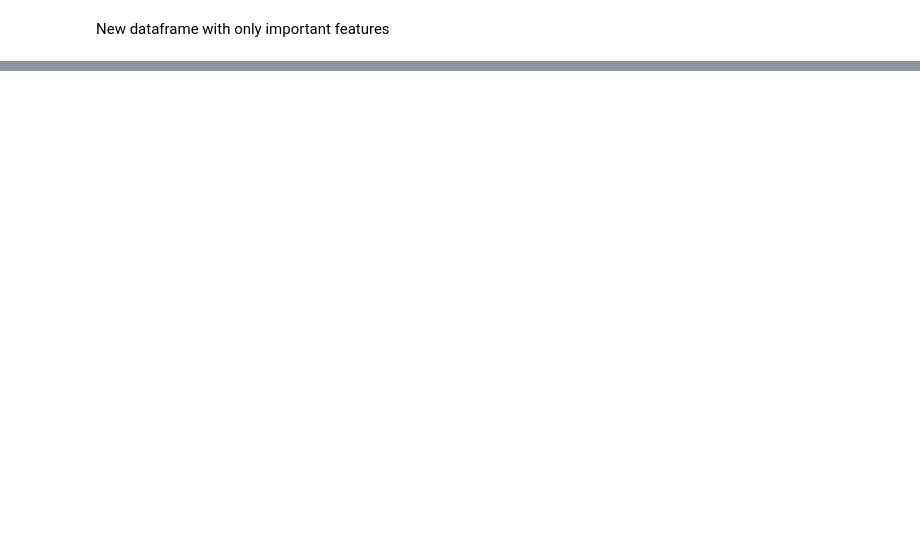
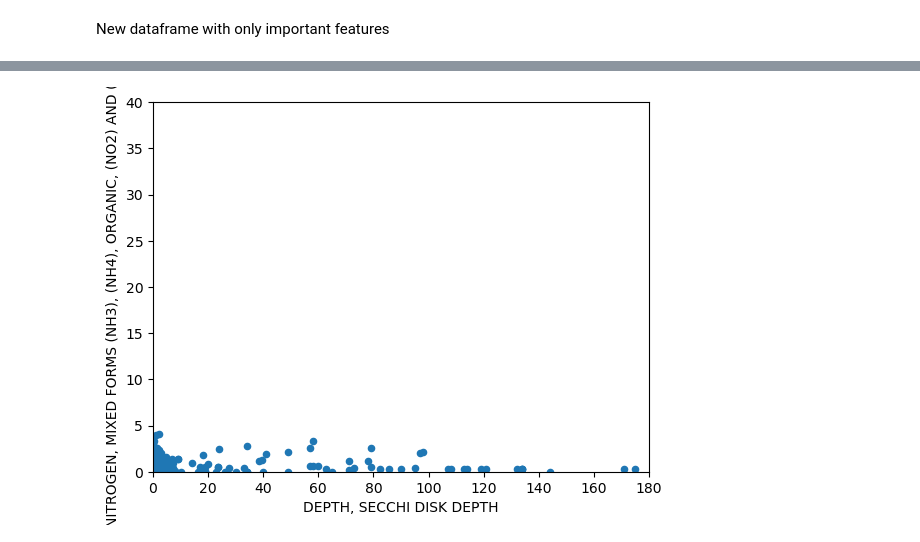
Before and after one commit to RoaringCamels/Predicting-quality-levels-in-water, a Jupyter notebook: Fornoavg.ipynb, the cells around one changed output, grey strips where cells are left out. Saved outputs shown, nothing was run; the diff lists cells and outputs as text; code cells hidden in the pictures; blank space fills up the shorter version.

```diff
--- a/Fornoavg.ipynb
+++ b/Fornoavg.ipynb
@@ -160,0 +147,5 @@ sdf.info()
+# %%
+sdf.plot(kind = 'scatter', y = 'NITROGEN, MIXED FORMS (NH3), (NH4), ORGANIC, (NO2) AND (NO3)', x = 'DEPTH, SECCHI DISK DEPTH',ylim=(0,40),xlim=(0,180))
+plt.show()
+# %% [output]
+[figure, added]
```
Also changed, not shown: parts of 19 cells of this notebook.
